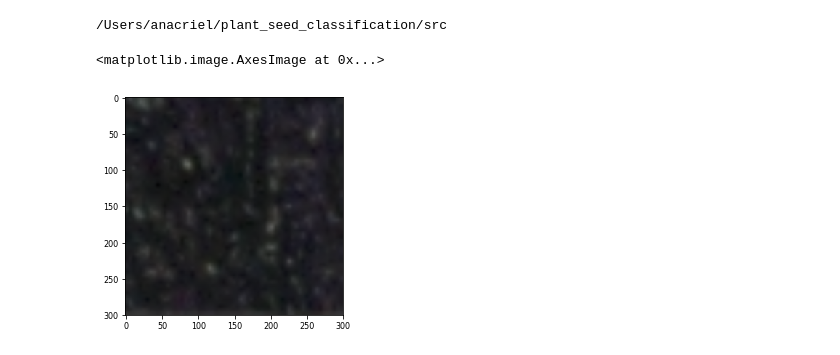
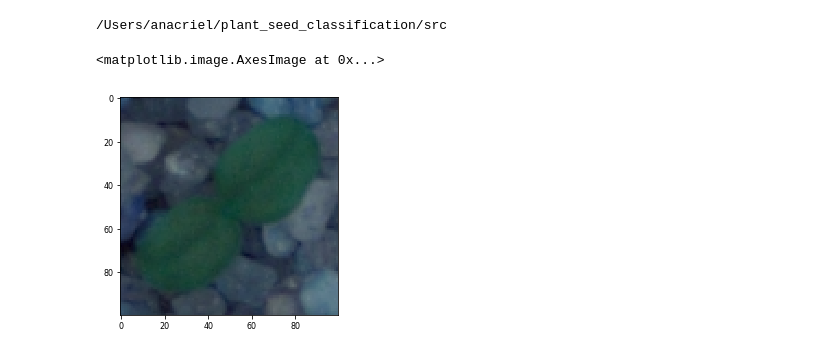
Before and after one commit to Anacriel/plant_seed_classification, a Jupyter notebook: notebooks/0.3-making-dataset.ipynb, the cells around one changed output. Cells and saved outputs as stored; diff of their text form; code cells hidden in the pictures.

```diff
--- a/notebooks/0.3-making-dataset.ipynb
+++ b/notebooks/0.3-making-dataset.ipynb
@@ -21,7 +21,7 @@ cd /Users/anacriel/plant_seed_classification/src
 # %% [output]
 /Users/anacriel/plant_seed_classification/src
 # %%
-proc_data_dir = '../data/processed/'
+proc_data_dir = '../data/raw/'
 train_image_dir = os.path.join(proc_data_dir, 'train')
 # %%
 images, labels_str = get_images(train_image_dir)
@@ -33,10 +33,10 @@ mapping = { 'Sugar beet': 0, 'Fat Hen': 1, 'Scentless Mayweed' : 2, 'Charlock' :
 for label in labels_str:
     labels_int.append(mapping[label])
 # %%
-images = np.reshape(images,(-1,300,300,3))
+images = np.reshape(images,(-1,100,100,3))
 labels = np.array(labels_int)
 # %%
-plt.imshow(images[754]) ##!!!!! damn
+plt.imshow(images[29]) ##!!!!! damn 754
 # %% [output]
 <matplotlib.image.AxesImage at 0x...>
-[figure, old version]
+[figure, new version]
```
Also changed, not shown: parts of 6 cells of this notebook, 7 other files.
